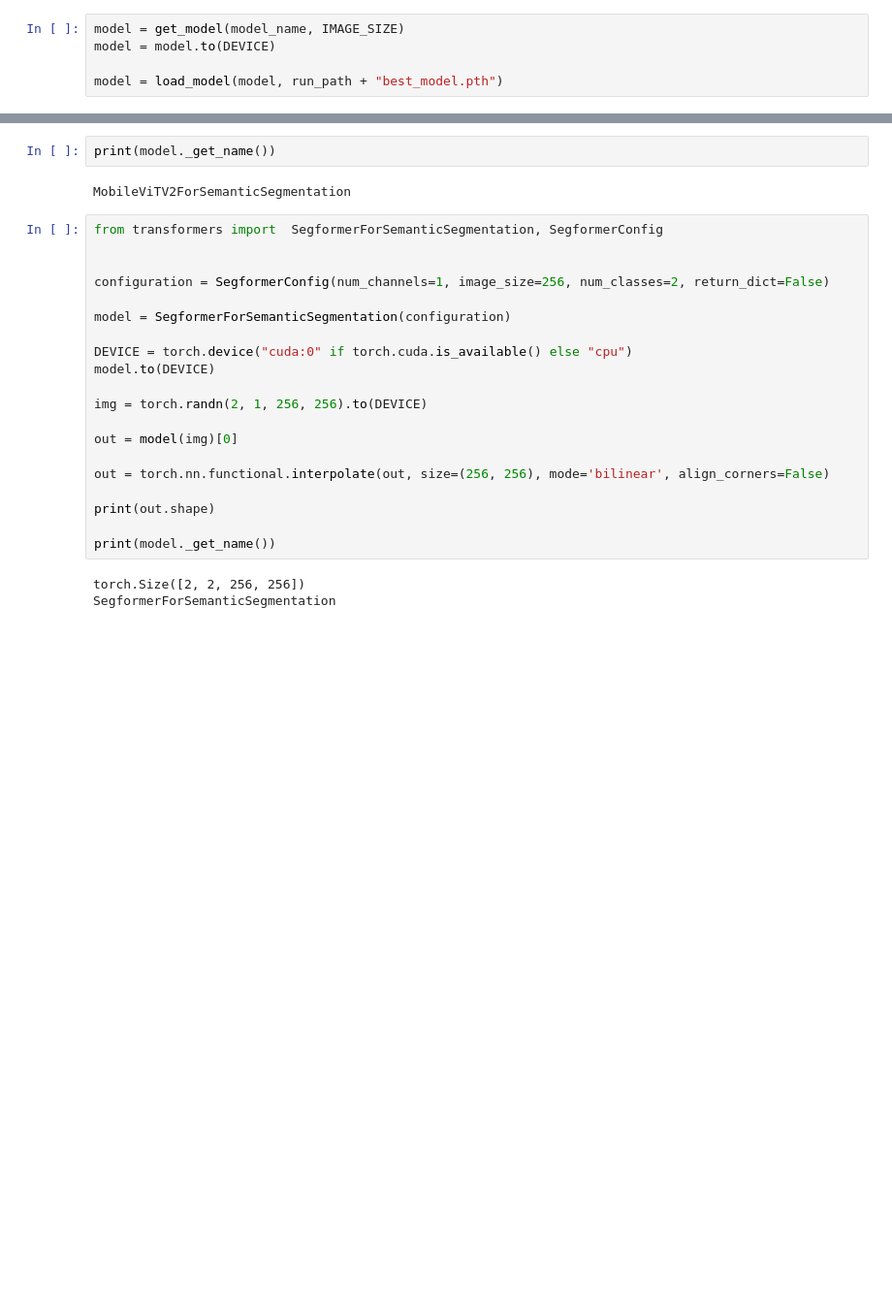
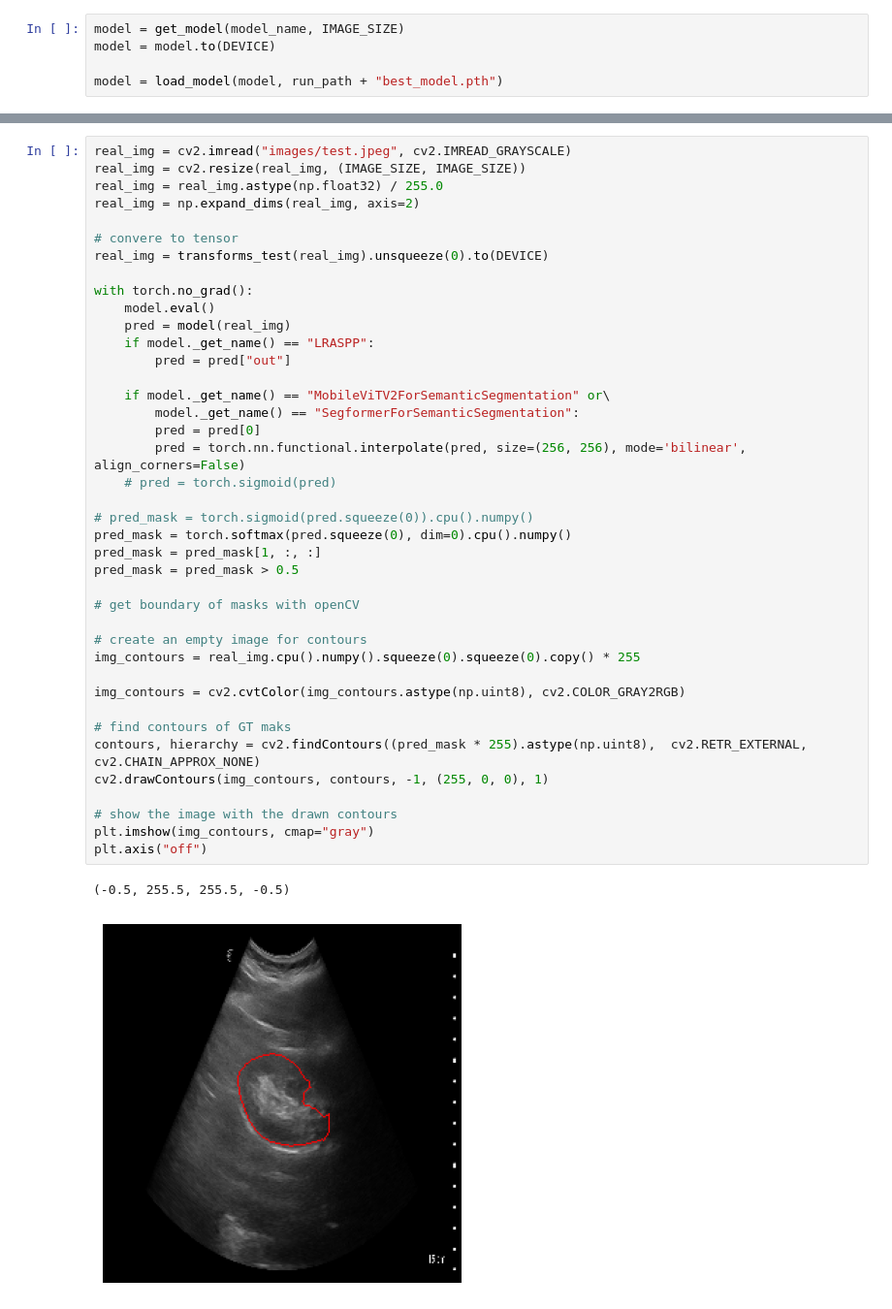
Before and after one commit to rihat99/ultrasonic_mobile_segmentation, a Jupyter notebook: test.ipynb, the cells around one changed output, grey strips where cells are left out. Shown at 97% size. Cells and saved outputs as stored; diff of their text form; blank space fills up the shorter version.

```diff
--- a/test.ipynb
+++ b/test.ipynb
@@ -125,27 +122,43 @@ torch.Size([2, 2, 256, 256])
-# %%
-print(model._get_name())
-# %% [output]
-MobileViTV2ForSemanticSegmentation
-# %%
-from transformers import  SegformerForSemanticSegmentation, SegformerConfig
-
-
-configuration = SegformerConfig(num_channels=1, image_size=256, num_classes=2, return_dict=False)
-
-model = SegformerForSemanticSegmentation(configuration)
-
-DEVICE = torch.device("cuda:0" if torch.cuda.is_available() else "cpu")
-model.to(DEVICE)
-
-img = torch.randn(2, 1, 256, 256).to(DEVICE)
-
-out = model(img)[0]
-
-out = torch.nn.functional.interpolate(out, size=(256, 256), mode='bilinear', align_corners=False)
-
-print(out.shape)
-
-print(model._get_name())
-# %% [output]
-torch.Size([2, 2, 256, 256])
-SegformerForSemanticSegmentation
+# %%
+real_img = cv2.imread("images/test.jpeg", cv2.IMREAD_GRAYSCALE)
+real_img = cv2.resize(real_img, (IMAGE_SIZE, IMAGE_SIZE))
+real_img = real_img.astype(np.float32) / 255.0
+real_img = np.expand_dims(real_img, axis=2)
+
+# convere to tensor
+real_img = transforms_test(real_img).unsqueeze(0).to(DEVICE)
+
+with torch.no_grad():
+    model.eval()
+    pred = model(real_img)
+    if model._get_name() == "LRASPP":
+        pred = pred["out"]
+
+    if model._get_name() == "MobileViTV2ForSemanticSegmentation" or\
+        model._get_name() == "SegformerForSemanticSegmentation":
+        pred = pred[0]
+        pred = torch.nn.functional.interpolate(pred, size=(256, 256), mode='bilinear', align_corners=False)
+    # pred = torch.sigmoid(pred)
+
+# pred_mask = torch.sigmoid(pred.squeeze(0)).cpu().numpy()
+pred_mask = torch.softmax(pred.squeeze(0), dim=0).cpu().numpy()
+pred_mask = pred_mask[1, :, :]
+pred_mask = pred_mask > 0.5
+
+# get boundary of masks with openCV
+
+# create an empty image for contours
+img_contours = real_img.cpu().numpy().squeeze(0).squeeze(0).copy() * 255
+
+img_contours = cv2.cvtColor(img_contours.astype(np.uint8), cv2.COLOR_GRAY2RGB)
+
+# find contours of GT maks
+contours, hierarchy = cv2.findContours((pred_mask * 255).astype(np.uint8),  cv2.RETR_EXTERNAL, cv2.CHAIN_APPROX_NONE)
+cv2.drawContours(img_contours, contours, -1, (255, 0, 0), 1)
+
+# show the image with the drawn contours
+plt.imshow(img_contours, cmap="gray")
+plt.axis("off")
+# %% [output]
+(-0.5, 255.5, 255.5, -0.5)
+[figure, added]
```
Also changed, not shown: parts of 4 cells of this notebook, 11 other files.
